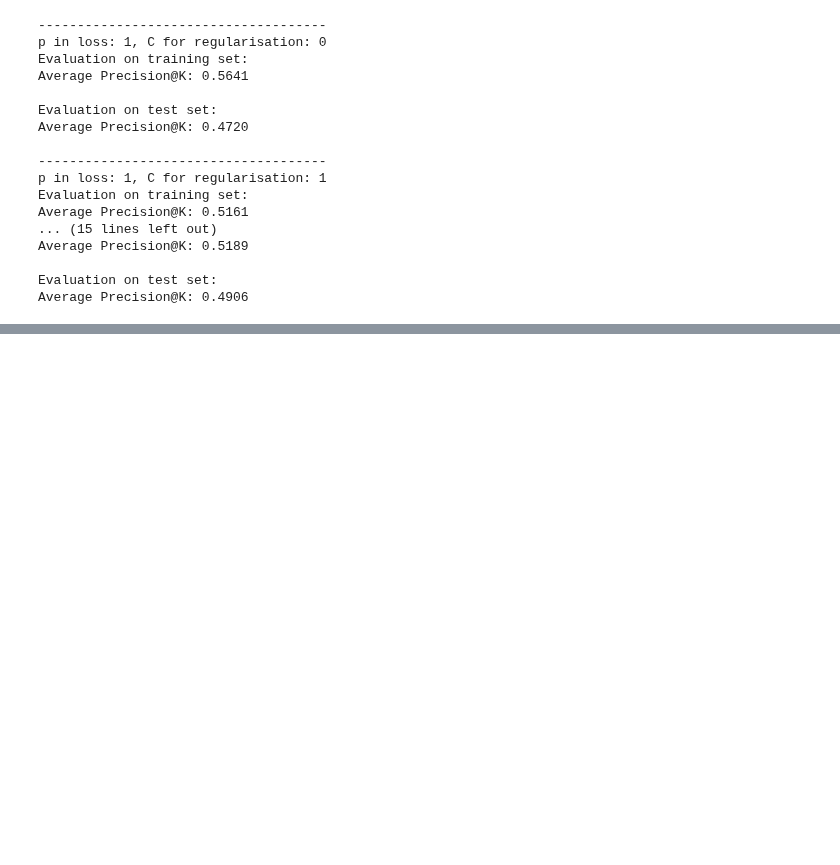
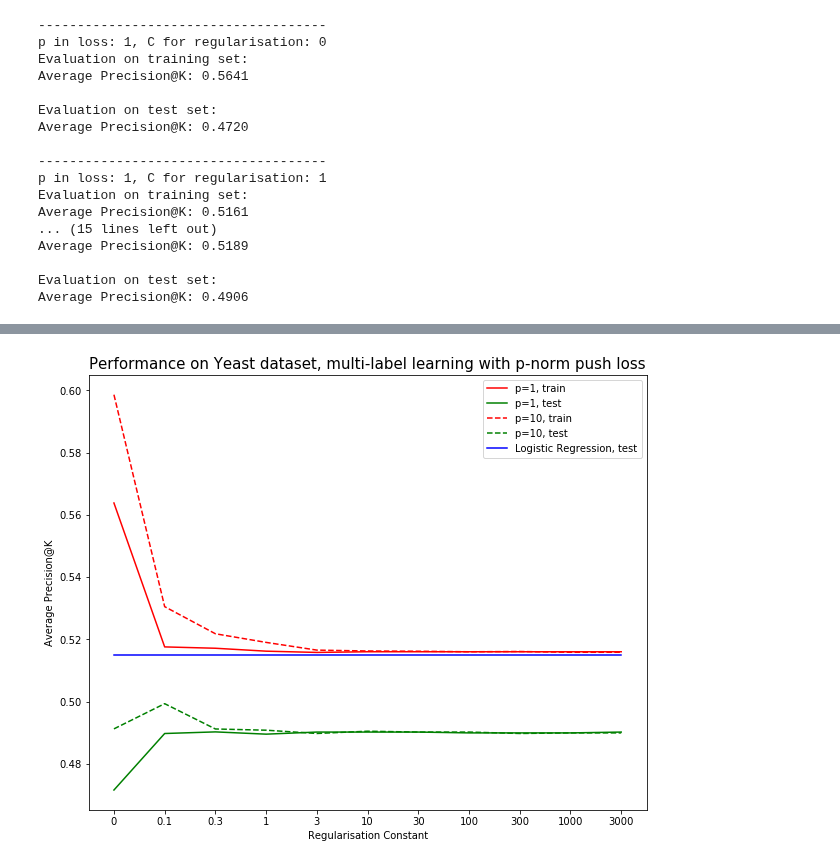
Before and after one commit to chengsoonong/digbeta, a Jupyter notebook: dchen/music/multilabel_example.ipynb, the cells around one changed output, grey strips where cells are left out. Saved outputs shown, nothing was run; the diff lists cells and outputs as text; code cells hidden in the pictures; blank space fills up the shorter version.

Commit message:
add plots for p-norm push loss

```diff
--- a/dchen/music/multilabel_example.ipynb
+++ b/dchen/music/multilabel_example.ipynb
@@ -207,8 +207,17 @@ def evalPred(truth, pred, lossType = 'Hamming'):
 
     else:
         assert(False)
+# %%
+def avgPrecisionK(allTruths, allPreds):
+    losses = []
+    lossType = 'Precision@K'
+    for i in range(allPreds.shape[0]):
+        pred  = allPreds[i, :]
+        truth = allTruths[i, :]
+        losses.append(evalPred(truth, pred, lossType))
+    return np.mean(losses)
 # %%
-def printEvaluation(allPreds, allTruths):
+def printEvaluation(allTruths, allPreds):
 
     for lossType in ['Precision@K']:
         # ['Subset01', 'Hamming', 'Ranking', 'Precision@K', 'Precision@3', 'Precision@5']:
@@ -917,0 +979,18 @@ Average Precision@K: 0.4906
+# %%
+fig = plt.figure(figsize=[10, 8])
+ax = plt.subplot(1,1,1)
+#colors = itertools.cycle(['r', 'g'])
+styles = itertools.cycle(['-', '--'])
+for p in p_set:
+    ls = styles.__next__()
+    plt.plot(np.arange(len(C_set)), [precisions_train[(p,C)] for C in C_set], ls=ls, c='r', label='p=%d'%p + ', train')
+    plt.plot(np.arange(len(C_set)), [precisions_test[(p,C)] for C in C_set], ls=ls, c='g',  label='p=%d'%p + ', test')
+plt.plot(np.arange(len(C_set)), [0.5149 for C in C_set], ls='-', c='b', label='Logistic Regression, test')
+plt.legend(loc='best')
+plt.xticks(np.arange(len(C_set)), C_set, fontsize=10, rotation=0, horizontalalignment='center')
+plt.xlabel('Regularisation Constant')
+plt.ylabel('Average Precision@K')
+plt.title('Performance on Yeast dataset, multi-label learning with p-norm push loss', fontsize=15)
+fig.savefig('pnorm.svg')
+# %% [output]
+[figure, added]
```
Also changed, not shown: parts of 1 cell of this notebook.
